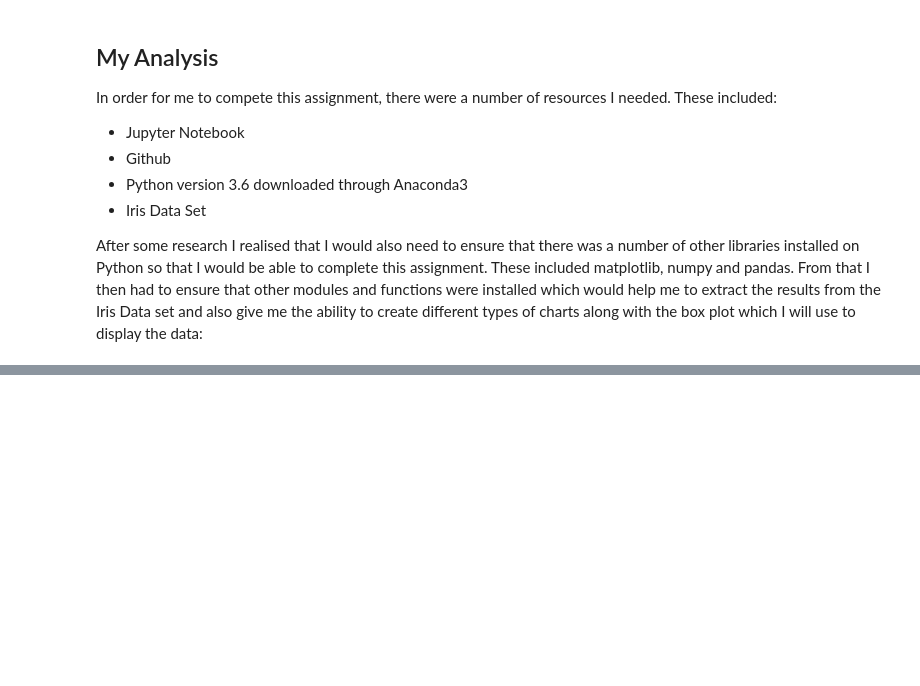
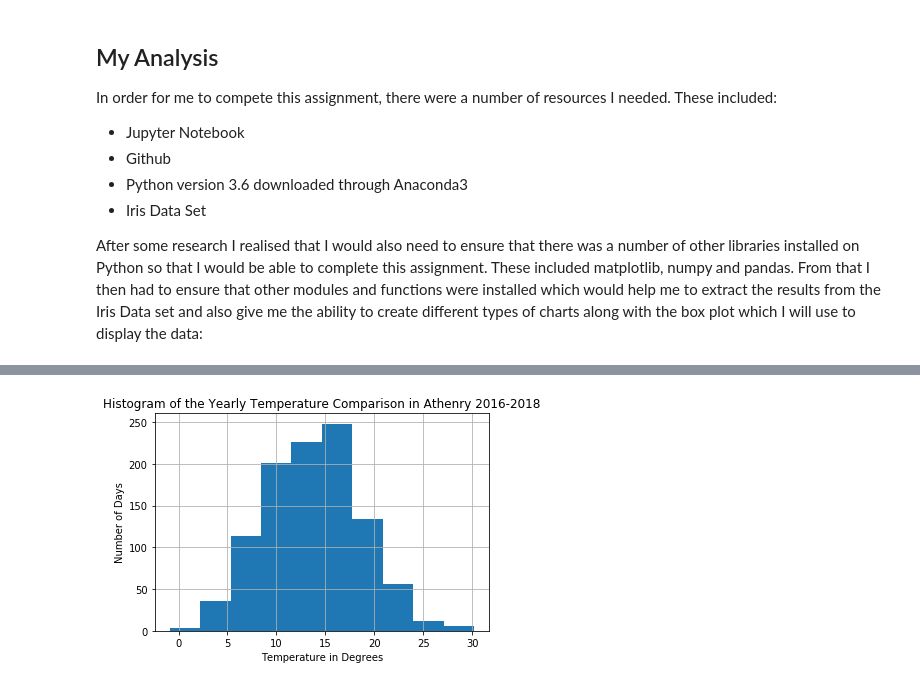
Before and after one commit to richellaod/Fundamentals-of-Data-Analysis-Project-2018, a Jupyter notebook: Fundamentals of Data Analysis Project 2018.ipynb, the cells around one changed output, grey strips where cells are left out. Cells and saved outputs as stored; diff of their text form; code cells hidden in the pictures; blank space fills up the shorter version.

```diff
--- a/Fundamentals of Data Analysis Project 2018.ipynb
+++ b/Fundamentals of Data Analysis Project 2018.ipynb
@@ -42,0 +234,14 @@ import numpy as np
+# %%
+df.hist('maxtemp') #plot my histogram
+
+plt.title('Histogram of the Yearly Temperature Comparison in Athenry 2016-2018') #title of my histogram
+
+plt.xlabel('Temperature in Degrees') #x axis label
+
+plt.ylabel('Number of Days') #y axis label
+
+plt.savefig('project_hist_maxtemp.png') #save the histogram
+
+plt.show() #show my histogram
+# %% [output]
+[figure, added]
```
Also changed, not shown: parts of 25 cells of this notebook.
